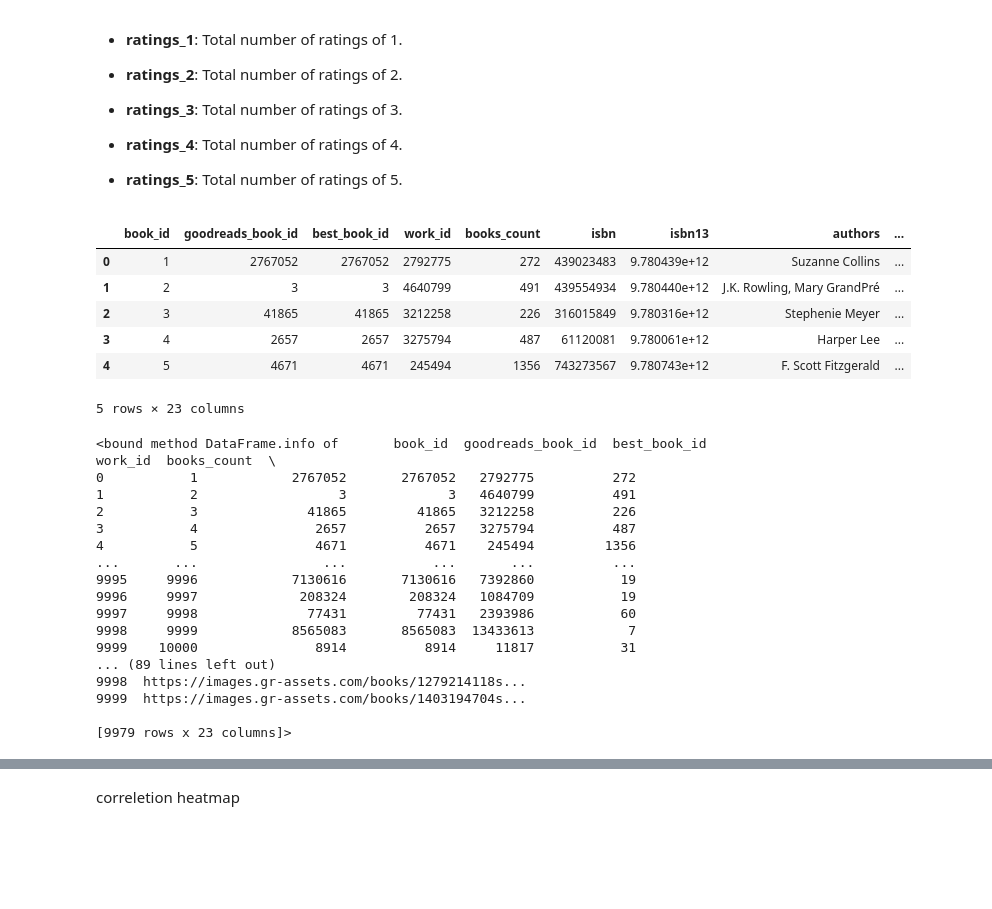
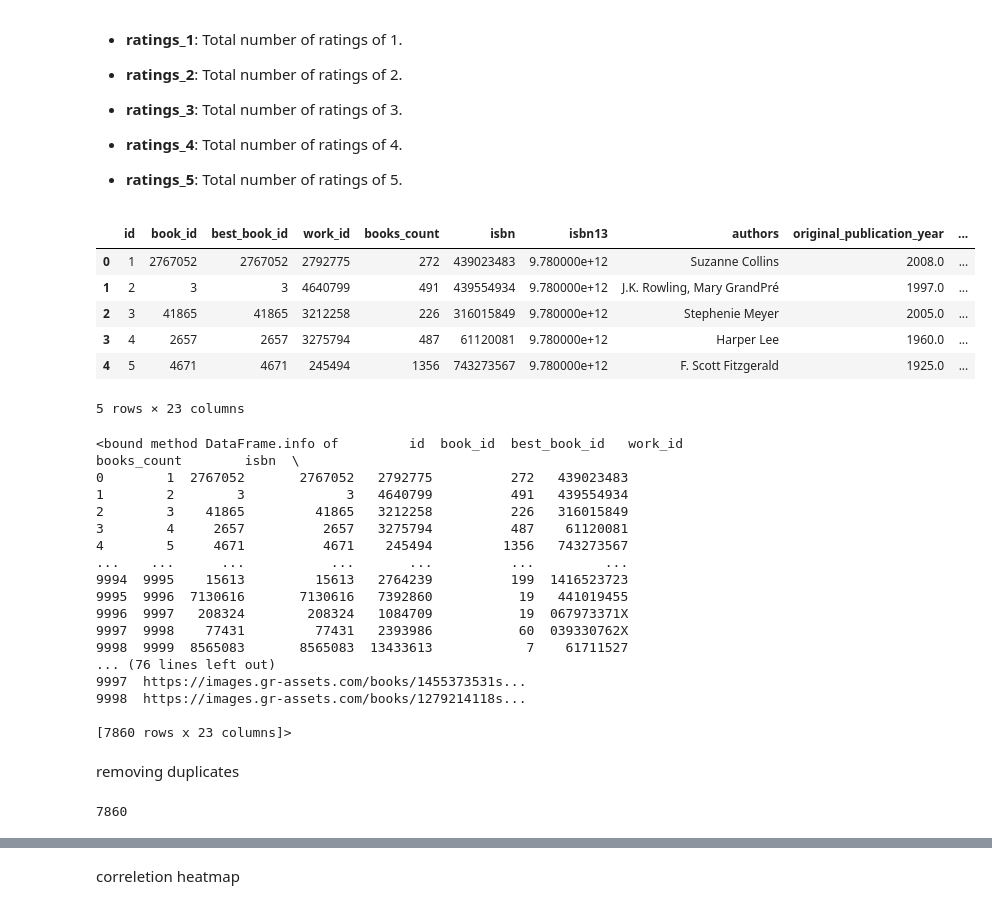
Before and after one commit to lukecolt/books-recommender, a Jupyter notebook: Analysis of dataset.ipynb, the cells around one changed output, grey strips where cells are left out. Drawn from its saved outputs; the diff is of its cells as text; code cells hidden in the pictures; blank space fills up the shorter version.

```diff
--- a/Analysis of dataset.ipynb
+++ b/Analysis of dataset.ipynb
@@ -10,10 +10,10 @@ from scipy import stats
 # %% [markdown]
 Data loading
 # %%
-books = pd.read_csv('books.csv')
-ratings = pd.read_csv('ratings.csv')
-book_tags = pd.read_csv('book_tags.csv')
-tags = pd.read_csv('tags.csv')
+books = pd.read_csv('data/books.csv')
+ratings = pd.read_csv('data/ratings.csv')
+book_tags = pd.read_csv('data/book_tags.csv')
+tags = pd.read_csv('data/tags.csv')
 # %%
 books.head(5)
 # %% [output]
@@ -137,38 +137,44 @@ so we are deleting those records, which don't contain original_publication_year
 
 - **ratings_5**: Total number of ratings of 5.
 # %%
-books = books[books.original_publication_year.isnull()==False]
+books = books.dropna()
 books.head()
 # %% [output]
-|  | book_id | goodreads_book_id | best_book_id | work_id | books_count | isbn | isbn13 | authors | ... |
-| 0 | 1 | 2767052 | 2767052 | 2792775 | 272 | 439023483 | 9.780439e+12 | Suzanne Collins | ... |
-| 1 | 2 | 3 | 3 | 4640799 | 491 | 439554934 | 9.780440e+12 | J.K. Rowling, Mary GrandPré | ... |
-| 2 | 3 | 41865 | 41865 | 3212258 | 226 | 316015849 | 9.780316e+12 | Stephenie Meyer | ... |
-| 3 | 4 | 2657 | 2657 | 3275794 | 487 | 61120081 | 9.780061e+12 | Harper Lee | ... |
-| 4 | 5 | 4671 | 4671 | 245494 | 1356 | 743273567 | 9.780743e+12 | F. Scott Fitzgerald | ... |
+|  | id | book_id | best_book_id | work_id | books_count | isbn | isbn13 | authors | original_publication_year | ... |
+| 0 | 1 | 2767052 | 2767052 | 2792775 | 272 | 439023483 | 9.780000e+12 | Suzanne Collins | 2008.0 | ... |
+| 1 | 2 | 3 | 3 | 4640799 | 491 | 439554934 | 9.780000e+12 | J.K. Rowling, Mary GrandPré | 1997.0 | ... |
+| 2 | 3 | 41865 | 41865 | 3212258 | 226 | 316015849 | 9.780000e+12 | Stephenie Meyer | 2005.0 | ... |
+| 3 | 4 | 2657 | 2657 | 3275794 | 487 | 61120081 | 9.780000e+12 | Harper Lee | 1960.0 | ... |
+| 4 | 5 | 4671 | 4671 | 245494 | 1356 | 743273567 | 9.780000e+12 | F. Scott Fitzgerald | 1925.0 | ... |
 5 rows × 23 columns
 # %%
 books.info
 # %% [output]
-<bound method DataFrame.info of       book_id  goodreads_book_id  best_book_id   work_id  books_count  \
-0           1            2767052       2767052   2792775          272
-1           2                  3             3   4640799          491
-2           3              41865         41865   3212258          226
-3           4               2657          2657   3275794          487
-4           5               4671          4671    245494         1356
-...       ...                ...           ...       ...          ...
-9995     9996            7130616       7130616   7392860           19
-9996     9997             208324        208324   1084709           19
-9997     9998              77431         77431   2393986           60
-9998     9999            8565083       8565083  13433613            7
-9999    10000               8914          8914     11817           31
-... (89 lines left out)
+<bound method DataFrame.info of         id  book_id  best_book_id   work_id  books_count        isbn  \
+0        1  2767052       2767052   2792775          272   439023483
+1        2        3             3   4640799          491   439554934
+2        3    41865         41865   3212258          226   316015849
+3        4     2657          2657   3275794          487    61120081
+4        5     4671          4671    245494         1356   743273567
+...    ...      ...           ...       ...          ...         ...
+9994  9995    15613         15613   2764239          199  1416523723
+9995  9996  7130616       7130616   7392860           19   441019455
+9996  9997   208324        208324   1084709           19  067973371X
+9997  9998    77431         77431   2393986           60  039330762X
+9998  9999  8565083       8565083  13433613            7    61711527
+... (76 lines left out)
+9997  https://images.gr-assets.com/books/1455373531s...
 9998  https://images.gr-assets.com/books/1279214118s...
-9999  https://images.gr-assets.com/books/1403194704s...
 
-[9979 rows x 23 columns]>
+[7860 rows x 23 columns]>
+# %% [markdown]
+removing duplicates
 # %%
 books = books[books.duplicated(keep=False)==False]
+# %%
+books['average_rating'].astype(bool).sum()
+# %% [output]
+7860
 # %%
 books
 # %% [output]
```
Also changed, not shown: parts of 14 cells of this notebook, 31 other files.
